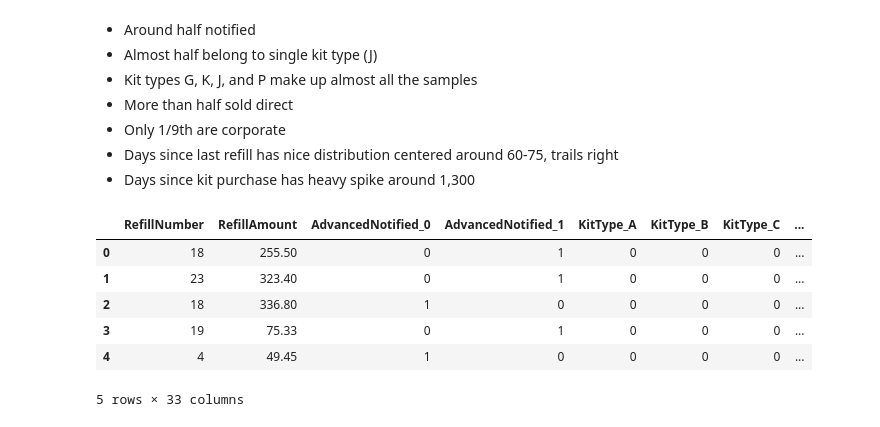
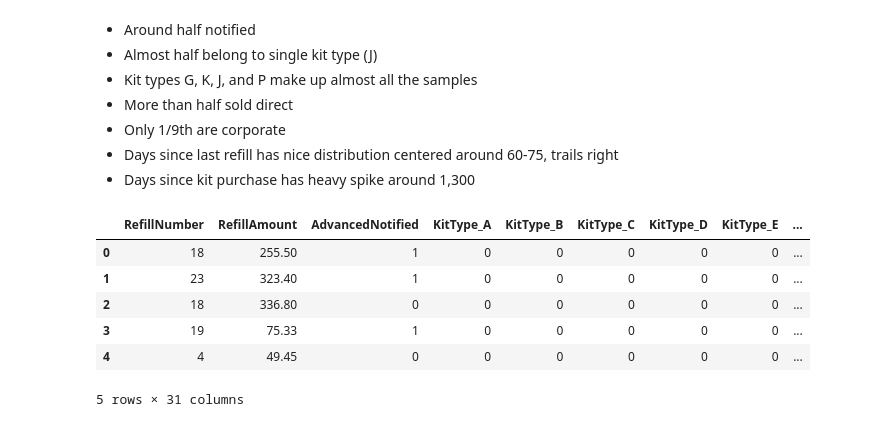
Before and after one commit to sjawhar/udacity-mlnd-capstone, a Jupyter notebook: kit_churn.ipynb, the cells around one changed output. Drawn from its saved outputs; the diff is of its cells as text; code cells hidden in the pictures.

```diff
--- a/kit_churn.ipynb
+++ b/kit_churn.ipynb
@@ -129,26 +129,26 @@ The disable_autoscroll extension is already loaded. To reload it, use:
 # %%
 # Preprocess features
 from sklearn.preprocessing import Imputer
 
 # Split categorical features into multiple binary columns
 X_encoded = pd.DataFrame(index=X_raw.index)
 
 for col, col_data in X_raw.iteritems():
-    if col_data.dtype == object:
+    if col_data.dtype == object and set(col_data.unique()) != set([0,1]):
         col_data = pd.get_dummies(col_data, prefix=col)
     X_encoded = X_encoded.join(col_data)
 
 # TODO
 # Split by class to impute values
 # Impute numerical with mean, categorical with mode
 # Transform DaysSinceLastRefill to reciprocal, fill NULL with 0
 X_all = pd.DataFrame(Imputer().fit_transform(X_encoded), index=X_encoded.index, columns=X_encoded.columns)
 X_all.head()
 # %% [output]
-|  | RefillNumber | RefillAmount | AdvancedNotified_0 | AdvancedNotified_1 | KitType_A | KitType_B | KitType_C | ... |
-| 0 | 18 | 255.50 | 0 | 1 | 0 | 0 | 0 | ... |
-| 1 | 23 | 323.40 | 0 | 1 | 0 | 0 | 0 | ... |
-| 2 | 18 | 336.80 | 1 | 0 | 0 | 0 | 0 | ... |
-| 3 | 19 | 75.33 | 0 | 1 | 0 | 0 | 0 | ... |
-| 4 | 4 | 49.45 | 1 | 0 | 0 | 0 | 0 | ... |
+|  | RefillNumber | RefillAmount | AdvancedNotified | KitType_A | KitType_B | KitType_C | KitType_D | KitType_E | ... |
+| 0 | 18 | 255.50 | 1 | 0 | 0 | 0 | 0 | 0 | ... |
+| 1 | 23 | 323.40 | 1 | 0 | 0 | 0 | 0 | 0 | ... |
+| 2 | 18 | 336.80 | 0 | 0 | 0 | 0 | 0 | 0 | ... |
+| 3 | 19 | 75.33 | 1 | 0 | 0 | 0 | 0 | 0 | ... |
+| 4 | 4 | 49.45 | 0 | 0 | 0 | 0 | 0 | 0 | ... |
-5 rows × 33 columns
+5 rows × 31 columns
```
Also changed, not shown: parts of 7 cells of this notebook.
